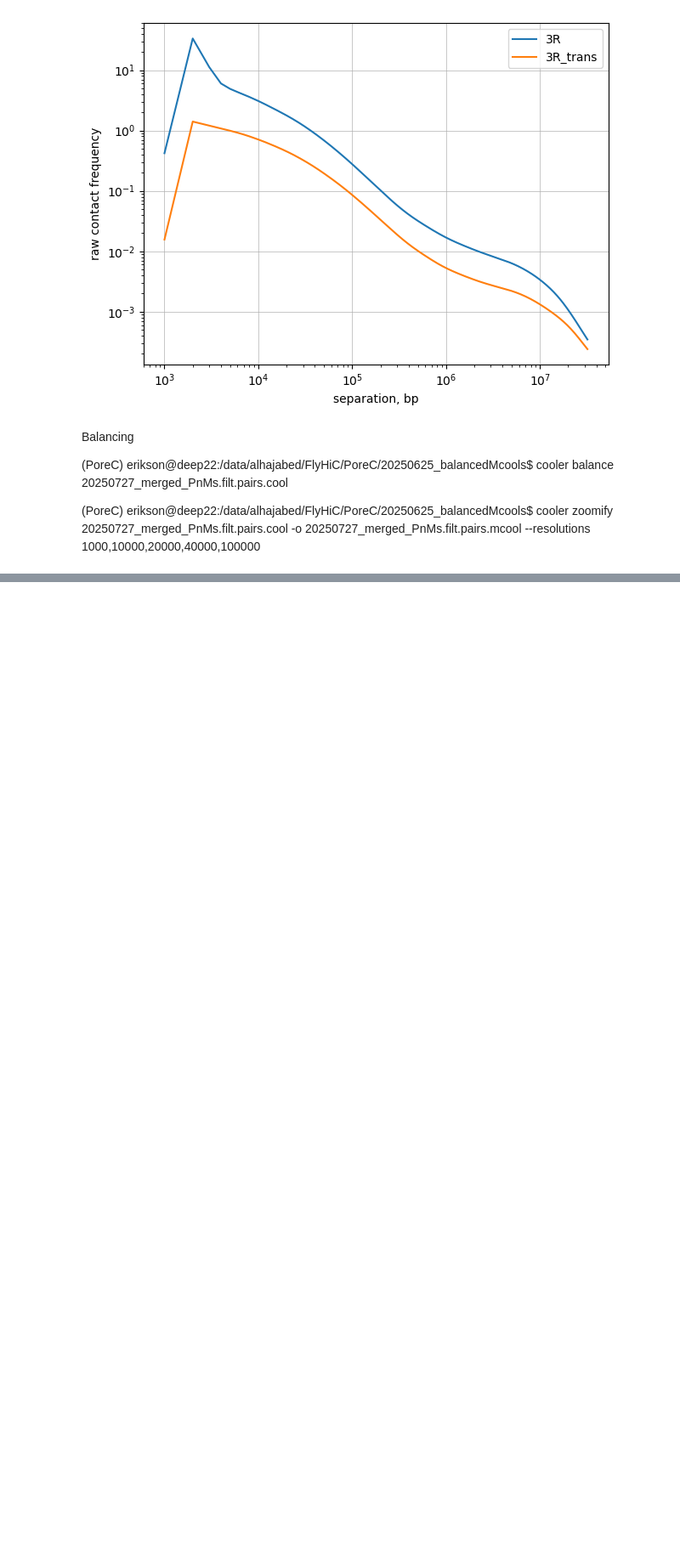
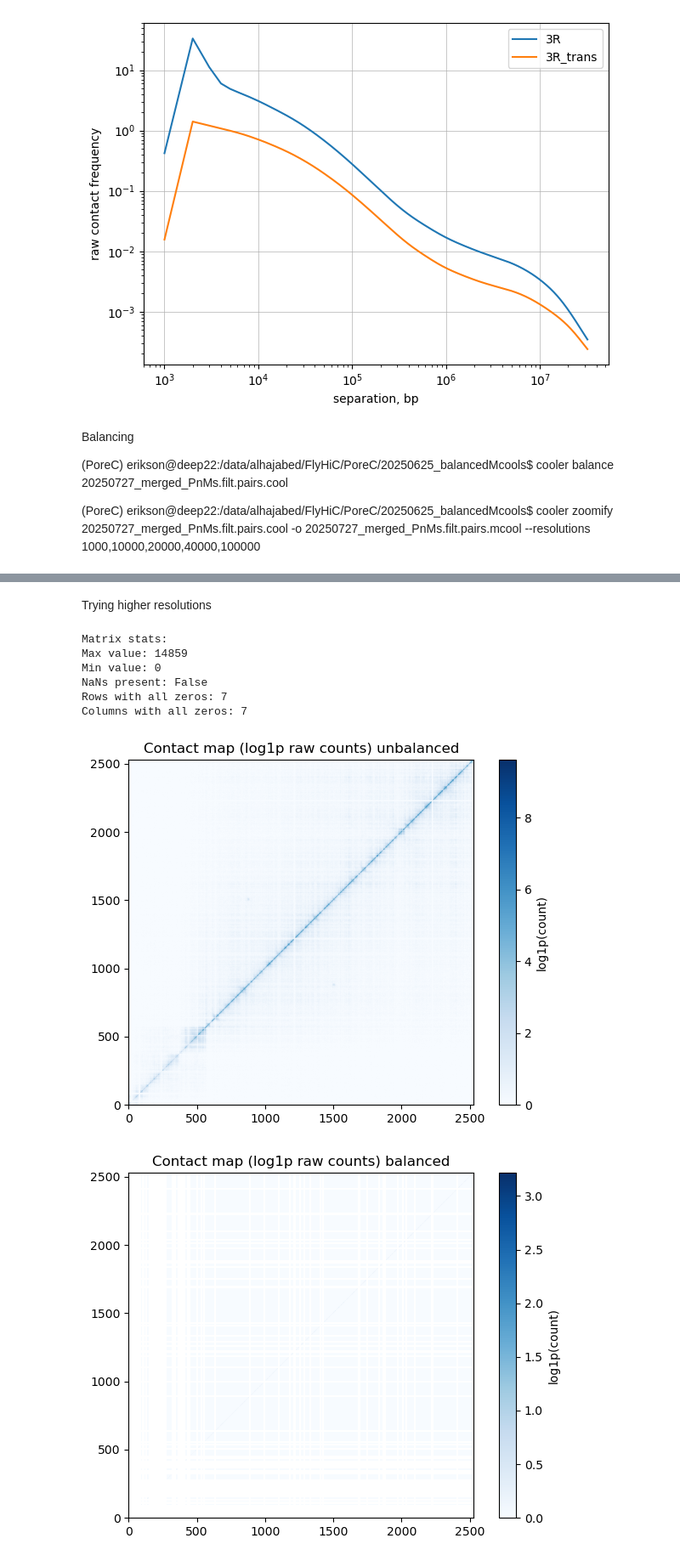
Before and after one commit to gerikson/20250625_PoreC_Jumana, a Jupyter notebook: 20250728_mergedPairs.ipynb, the cells around one changed output, grey strips where cells are left out. Shown at 85% size. Saved outputs shown, nothing was run; the diff lists cells and outputs as text; code cells hidden in the pictures; blank space fills up the shorter version.

Commit message:
Balancing after removing short contacts'

```diff
--- a/20250728_mergedPairs.ipynb
+++ b/20250728_mergedPairs.ipynb
@@ -364,0 +413,38 @@ FileNotFoundError: [Errno 2] Unable to synchronously open file (unable to open f
+# %% [markdown]
+Trying higher resolutions
+# %%
+clr = cooler.Cooler("/data/alhajabed/FlyHiC/PoreC/20250625_balancedMcools/20250727_merged_PnMs.filt.pairs.mcool::/resolutions/10000")
+
+
+mat = clr.matrix(balance=False).fetch("2R_JJg14_057")
+
+print("Matrix stats:")
+print(f"Max value: {np.max(mat)}")
+print(f"Min value: {np.min(mat)}")
+print(f"NaNs present: {np.isnan(mat).any()}")
+print(f"Rows with all zeros: {np.sum(np.all(mat == 0, axis=1))}")
+print(f"Columns with all zeros: {np.sum(np.all(mat == 0, axis=0))}")
+
+plt.imshow(np.log1p(mat), cmap="Blues", origin="lower")
+plt.title("Contact map (log1p raw counts) unbalanced")
+plt.colorbar(label='log1p(count)')
+plt.tight_layout()
+plt.show()
+
+mat = clr.matrix(balance=True).fetch("2R_JJg14_057")
+mat = np.clip(mat, 0, np.percentile(mat, 99))
+
+plt.imshow(np.log1p(mat), cmap="Blues", origin="lower")
+plt.title("Contact map (log1p raw counts) balanced")
+plt.colorbar(label='log1p(count)')
+plt.tight_layout()
+plt.show()
+# %% [output]
+Matrix stats:
+Max value: 14859
+Min value: 0
+NaNs present: False
+Rows with all zeros: 7
+Columns with all zeros: 7
+[figure, added]
+[figure, added]
```
Also changed, not shown: parts of 16 cells of this notebook.
